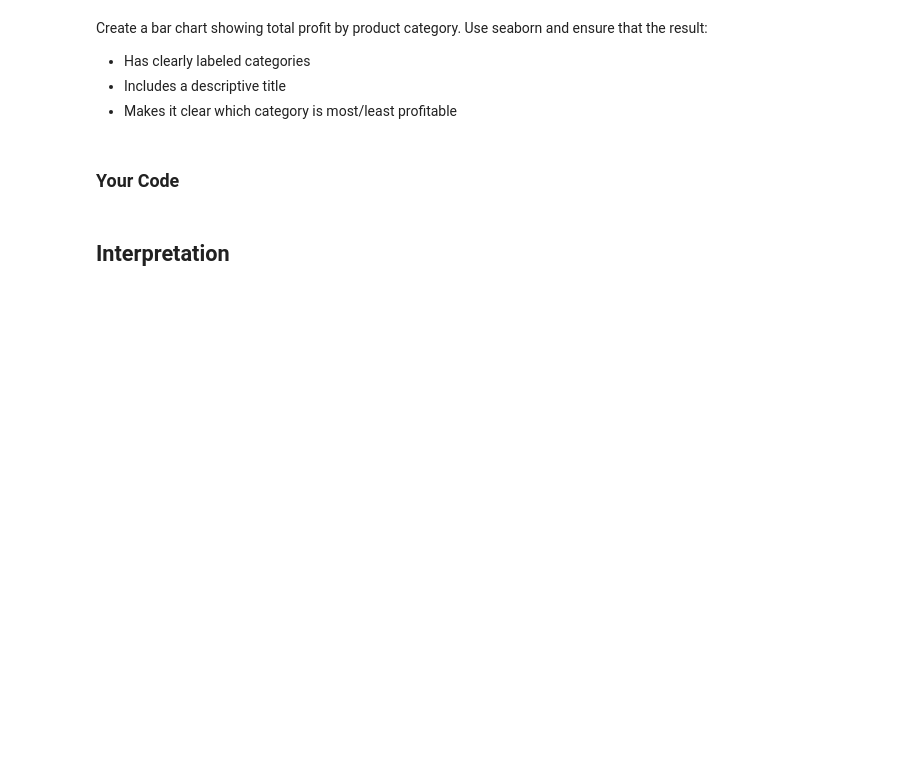
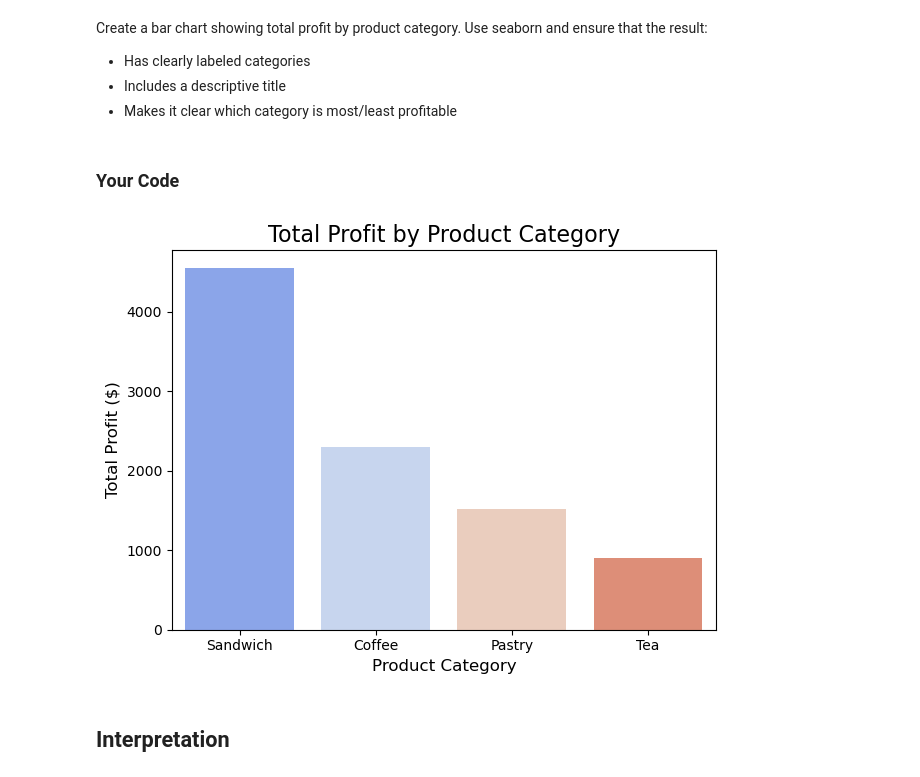
Before and after one commit to roni-AU/py4eda-work_incomplete, a Jupyter notebook: test2b/test_2b.ipynb, the cells around one changed output. Cells and saved outputs as stored; diff of their text form; code cells hidden in the pictures; blank space fills up the shorter version.

```diff
--- a/test2b/test_2b.ipynb
+++ b/test2b/test_2b.ipynb
@@ -119,3 +193,6 @@ Merge the sales and products DataFrames to add product information (name, catego
 ### Your Code
 # %%
 # Task 2: use pd.merge() with appropriate join type
+merged = pd.merge(sales, products, on='product_id', how='left')
+print('Merged datset (1st 5 rows):\n')
+merged.head()
@@ -141,3 +260,23 @@ Then summarize profitability by product category. Your code should return a tabl
 ### Your Code
 # %%
 # Task 4: create profit column, then groupby with .agg()
+# Removing transactions with missing product info
+merged_clean = merged.dropna(subset=['name','category','cost']).copy()
+
+#profit for each transaction
+merged_clean['profit'] = merged_clean['revenue'] - merged_clean['cost'] * merged_clean['quantity']
+
+#profit by category
+profit_categorywise = ( merged_clean
+    .groupby('category')
+    .agg({
+        'profit': 'sum',
+        'transaction_id': 'count'
+    })
+    .rename(columns = {
+        'profit' : 'total_profit',
+        'transaction_id' : 'transaction_count'
+    })
+    .sort_values('total_profit',ascending = False)
+                      )
+print(f'Profit by category:\n{profit_categorywise}')
@@ -167,6 +340,22 @@ Create a bar chart showing total profit by product category. Use seaborn and ens
 ### Your Code
 # %%
 # Task 6: use sns.barplot() with aggregated data
+plot = profit_categorywise.reset_index()
+sns.barplot(
+    data=plot,
+    x='category',
+    y='total_profit',
+    hue='category',
+    palette='coolwarm'
+)
+plt.title('Total Profit by Product Category', fontsize = 16)
+plt.xlabel('Product Category', fontsize =12)
+plt.ylabel('Total Profit ($)', fontsize =12)
+
+plt.tight_layout()
+plt.show()
+# %% [output]
+[figure, added]
 # %% [markdown]
 ## Interpretation
 # %% [markdown]
```
Also changed, not shown: parts of 11 cells of this notebook.
